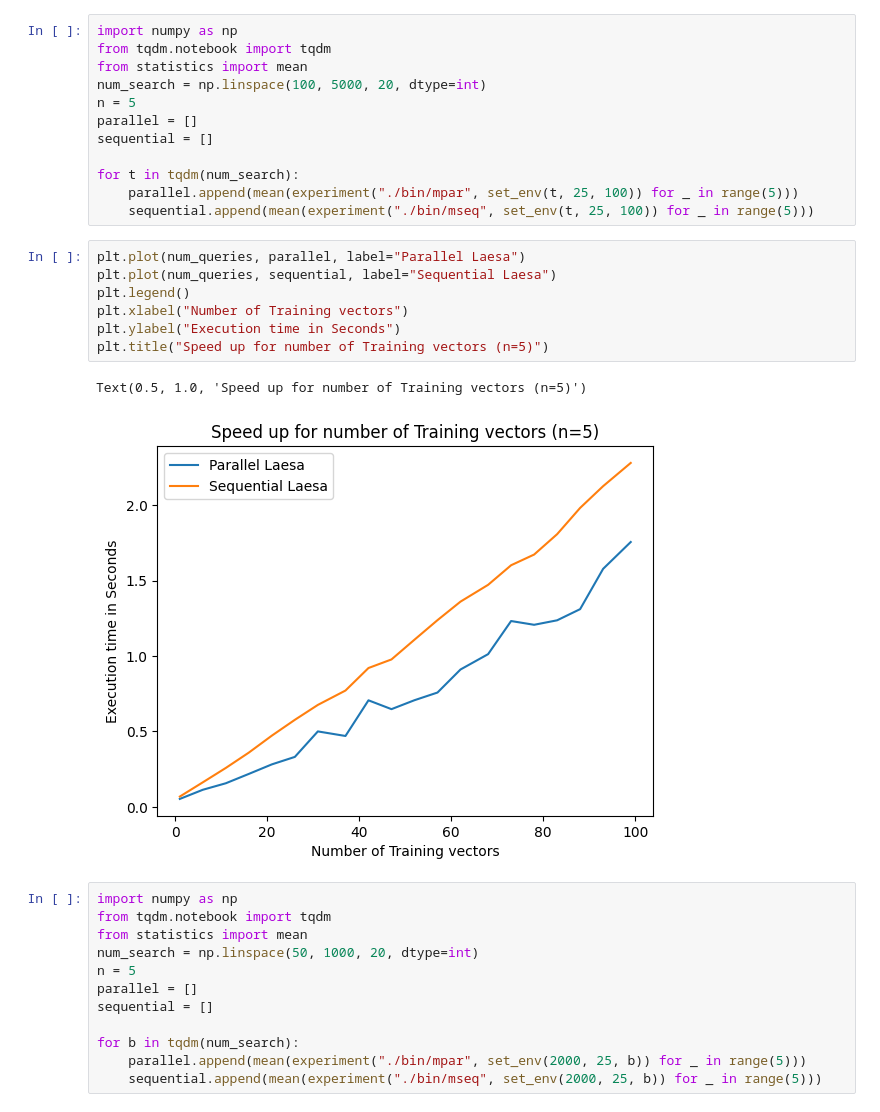
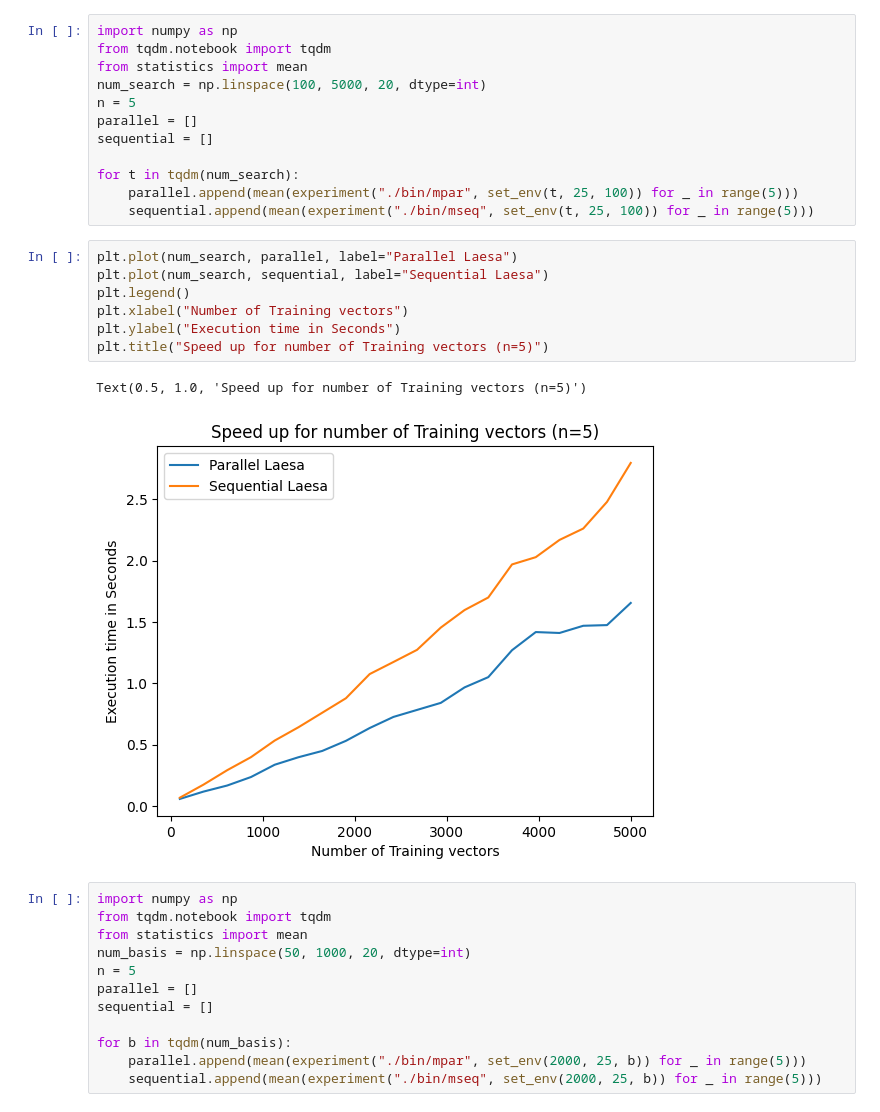
Before and after one commit to kevinfjiang/hello-neighbor, a Jupyter notebook: graphing.ipynb, the cells around one changed output. Drawn from its saved outputs; the diff is of its cells as text.

Commit message:
Updated graphing + README.md

```diff
--- a/graphing.ipynb
+++ b/graphing.ipynb
@@ -46,25 +45,25 @@ for t in tqdm(num_search):
     parallel.append(mean(experiment("./bin/mpar", set_env(t, 25, 100)) for _ in range(5)))
     sequential.append(mean(experiment("./bin/mseq", set_env(t, 25, 100)) for _ in range(5)))
 # %%
-plt.plot(num_queries, parallel, label="Parallel Laesa")
-plt.plot(num_queries, sequential, label="Sequential Laesa")
+plt.plot(num_search, parallel, label="Parallel Laesa")
+plt.plot(num_search, sequential, label="Sequential Laesa")
 plt.legend()
 plt.xlabel("Number of Training vectors")
 plt.ylabel("Execution time in Seconds")
 plt.title("Speed up for number of Training vectors (n=5)")
 # %% [output]
 Text(0.5, 1.0, 'Speed up for number of Training vectors (n=5)')
-[figure, old version]
+[figure, new version]
 # %%
 import numpy as np
 from tqdm.notebook import tqdm
 from statistics import mean
-num_search = np.linspace(50, 1000, 20, dtype=int)
+num_basis = np.linspace(50, 1000, 20, dtype=int)
 n = 5
 parallel = []
 sequential = []
 
-for b in tqdm(num_search):
+for b in tqdm(num_basis):
     parallel.append(mean(experiment("./bin/mpar", set_env(2000, 25, b)) for _ in range(5)))
     sequential.append(mean(experiment("./bin/mseq", set_env(2000, 25, b)) for _ in range(5)))
 # %%
```
Also changed, not shown: parts of 3 cells of this notebook, 4 other files.
